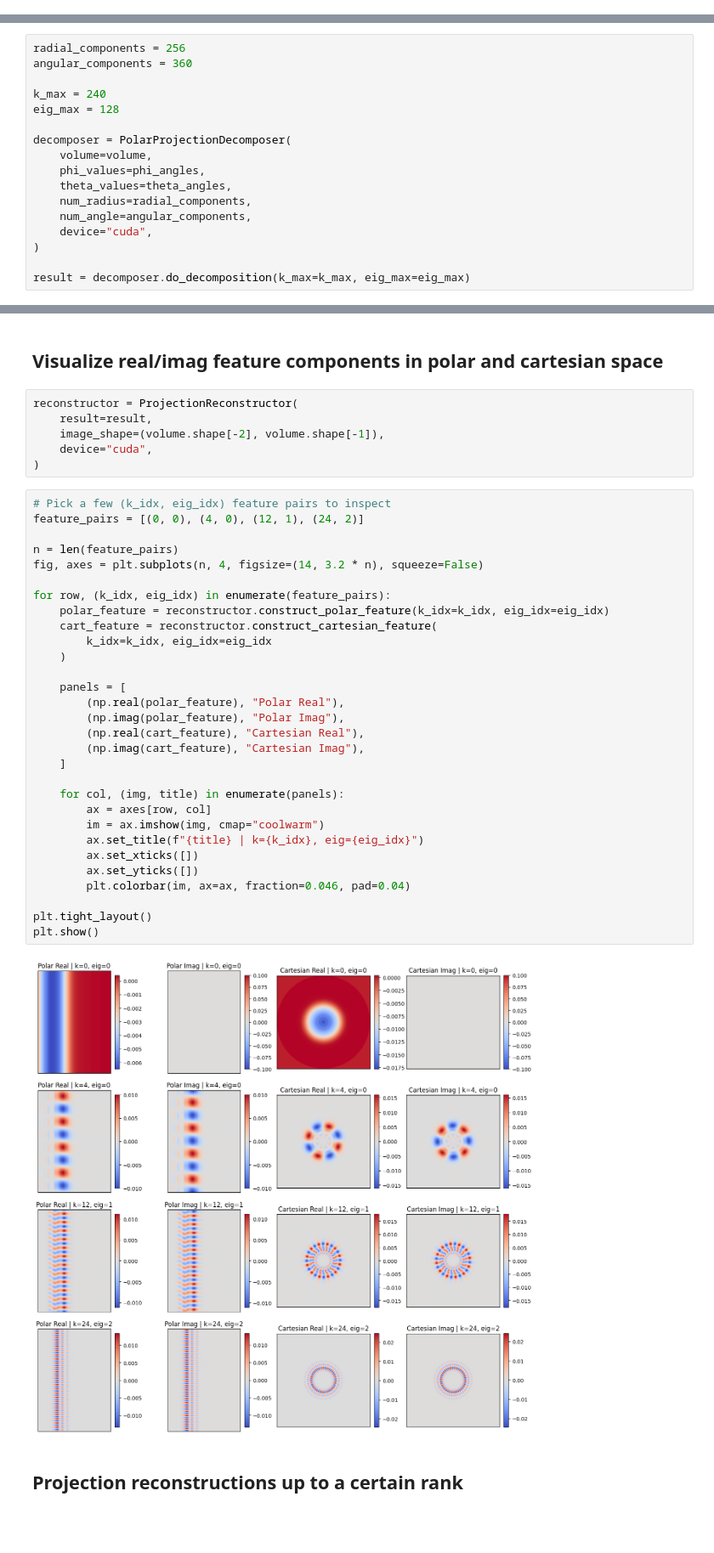
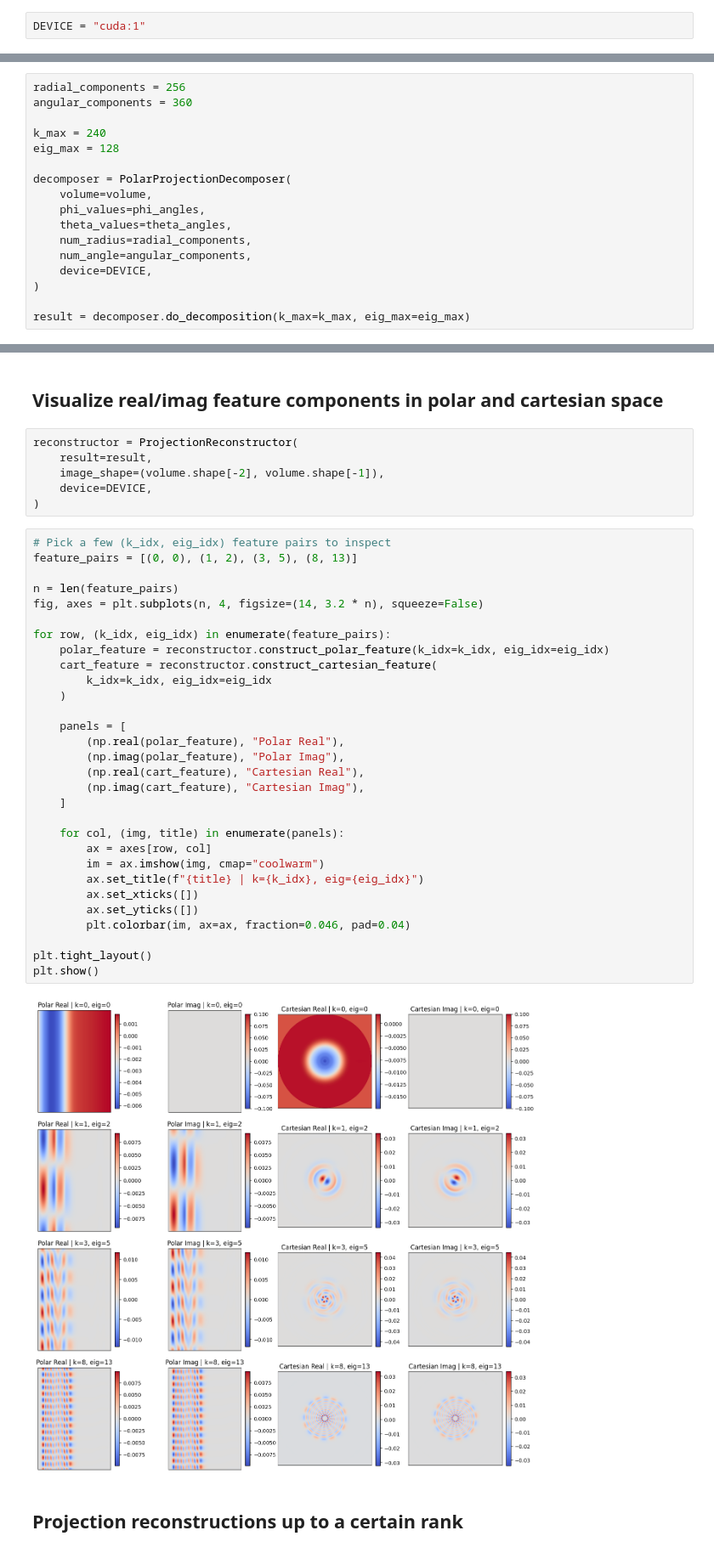
Before and after one commit to Lucaslab-Berkeley/Panther-EM, a Jupyter notebook: examples/demonstrate_decomposition.ipynb, the cells around one changed output, grey strips where cells are left out. Shown at 85% size. Saved outputs shown, nothing was run; the diff lists cells and outputs as text; blank space fills up the shorter version.

```diff
--- a/examples/demonstrate_decomposition.ipynb
+++ b/examples/demonstrate_decomposition.ipynb
@@ -19,3 +21,5 @@ from panther_em.inference.correlation import compute_correlogram
+# %%
+DEVICE = "cuda:1"
 # %% [markdown]
 ## Load in volume to take projections from
 # %%
@@ -84,7 +77,7 @@ decomposer = PolarProjectionDecomposer(
     theta_values=theta_angles,
     num_radius=radial_components,
     num_angle=angular_components,
-    device="cuda",
+    device=DEVICE,
 )
 
 result = decomposer.do_decomposition(k_max=k_max, eig_max=eig_max)
@@ -111,40 +124,40 @@ plt.yscale("log")
 reconstructor = ProjectionReconstructor(
     result=result,
     image_shape=(volume.shape[-2], volume.shape[-1]),
-    device="cuda",
+    device=DEVICE,
 )
 # %%
 # Pick a few (k_idx, eig_idx) feature pairs to inspect
-feature_pairs = [(0, 0), (4, 0), (12, 1), (24, 2)]
+feature_pairs = [(0, 0), (1, 2), (3, 5), (8, 13)]
 
 n = len(feature_pairs)
 fig, axes = plt.subplots(n, 4, figsize=(14, 3.2 * n), squeeze=False)
 
 for row, (k_idx, eig_idx) in enumerate(feature_pairs):
     polar_feature = reconstructor.construct_polar_feature(k_idx=k_idx, eig_idx=eig_idx)
     cart_feature = reconstructor.construct_cartesian_feature(
         k_idx=k_idx, eig_idx=eig_idx
     )
 
     panels = [
         (np.real(polar_feature), "Polar Real"),
         (np.imag(polar_feature), "Polar Imag"),
         (np.real(cart_feature), "Cartesian Real"),
         (np.imag(cart_feature), "Cartesian Imag"),
     ]
 
     for col, (img, title) in enumerate(panels):
         ax = axes[row, col]
         im = ax.imshow(img, cmap="coolwarm")
         ax.set_title(f"{title} | k={k_idx}, eig={eig_idx}")
         ax.set_xticks([])
         ax.set_yticks([])
         plt.colorbar(im, ax=ax, fraction=0.046, pad=0.04)
 
 plt.tight_layout()
 plt.show()
 # %% [output]
-[figure, old version]
+[figure, new version]
 # %% [markdown]
 ## Projection reconstructions up to a certain rank
 # %%
```
Also changed, not shown: parts of 6 cells of this notebook, 3 other files.
